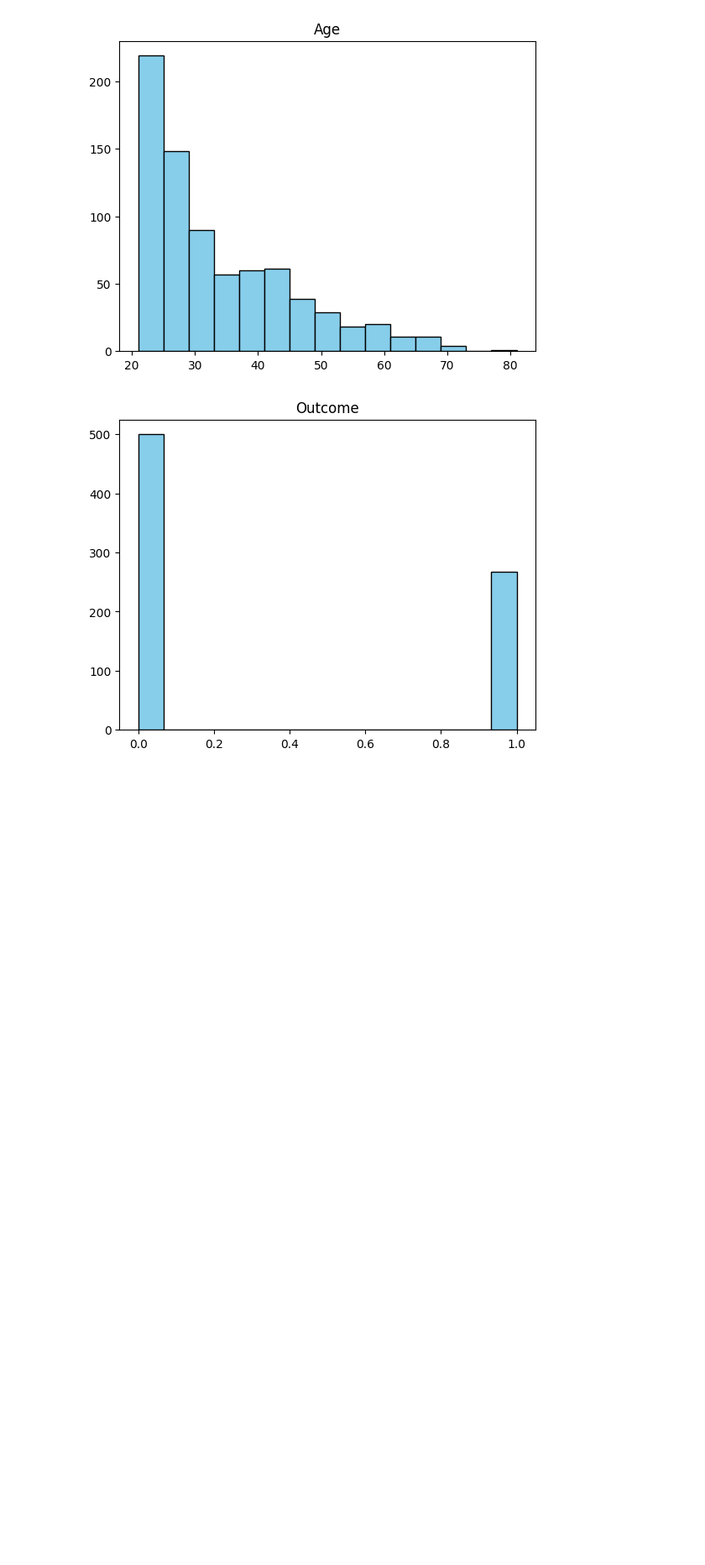
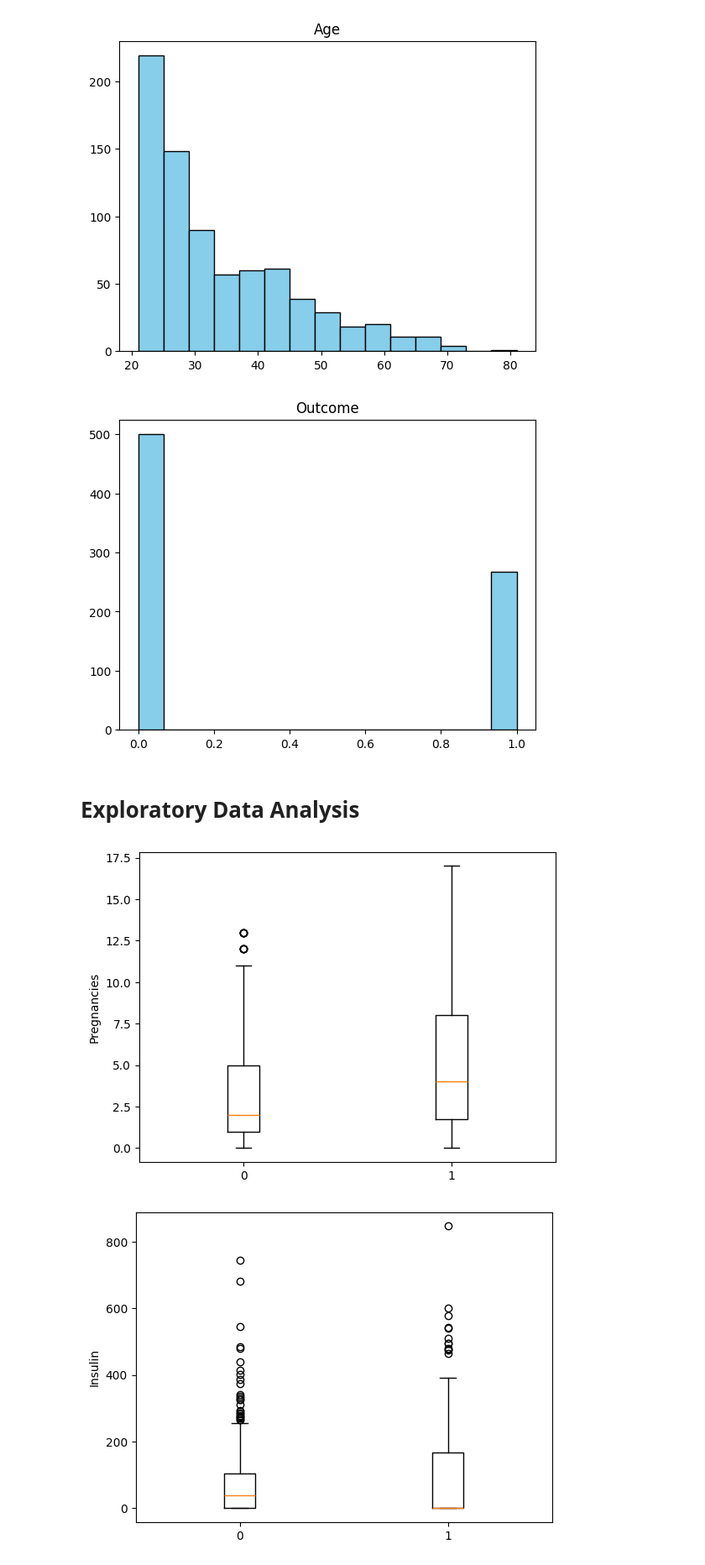
Before and after one commit to dliu31/Repository, a Jupyter notebook: analysis.ipynb, the cells around one changed output. Shown at 84% size. Drawn from its saved outputs; the diff is of its cells as text; code cells hidden in the pictures; blank space fills up the shorter version.

```diff
--- a/analysis.ipynb
+++ b/analysis.ipynb
@@ -76,3 +76,19 @@ for x in data.columns:
 [figure]
 [figure]
 [figure]
+# %% [markdown]
+# Exploratory Data Analysis
+# %%
+# Check the boxplots of the selected features based on whether the person does or does not have diabetes
+selected_features = ["Pregnancies","Insulin","SkinThickness","DiabetesPedigreeFunction","Age","Glucose","BloodPressure","BMI"]
+for feature in selected_features:
+    feature_data = data[[feature, "Outcome"]]
+    with_diabetes = feature_data[(feature_data["Outcome"] == 1)].drop("Outcome", axis=1)
+    without_diabetes = feature_data[(feature_data["Outcome"] == 0)].drop("Outcome", axis=1)
+    feature_data = [without_diabetes[feature], with_diabetes[feature]]
+    plt.boxplot(feature_data, positions=[0,1])
+    plt.ylabel(feature)
+    plt.show()
+# %% [output]
+[figure, added]
+[figure, added]
```
Also changed, not shown: parts of 2 cells of this notebook, 2 other files.
